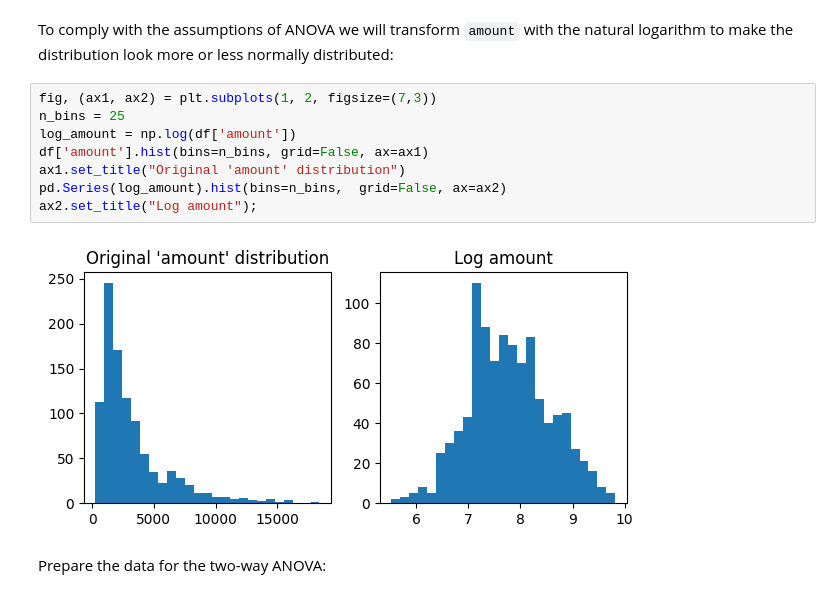
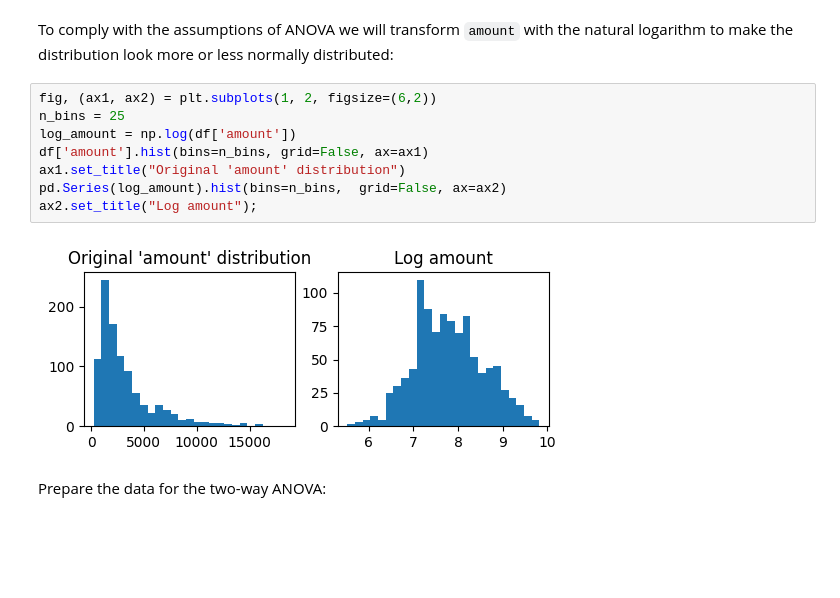
Before and after one commit to leztien/portfolio-project-classification-for-german-credit-database, a Jupyter notebook: exploratory_data_analysis.ipynb, the cells around one changed output. Drawn from its saved outputs; the diff is of its cells as text; blank space fills up the shorter version.

```diff
--- a/exploratory_data_analysis.ipynb
+++ b/exploratory_data_analysis.ipynb
@@ -776,15 +730,15 @@ ax.set_title("Average loan amount")
 # %% [markdown]
 To comply with the assumptions of ANOVA we will transform `amount` with the natural logarithm to make the distribution look more or less normally distributed:
 # %%
-fig, (ax1, ax2) = plt.subplots(1, 2, figsize=(7,3))
+fig, (ax1, ax2) = plt.subplots(1, 2, figsize=(6,2))
 n_bins = 25
 log_amount = np.log(df['amount'])
 df['amount'].hist(bins=n_bins, grid=False, ax=ax1)
 ax1.set_title("Original 'amount' distribution")
 pd.Series(log_amount).hist(bins=n_bins,  grid=False, ax=ax2)
 ax2.set_title("Log amount");
 # %% [output]
-[figure, old version]
+[figure, new version]
 # %% [markdown]
 Prepare the data for the two-way ANOVA:
 # %%
```
Also changed, not shown: parts of 35 cells of this notebook, 3 other files.
